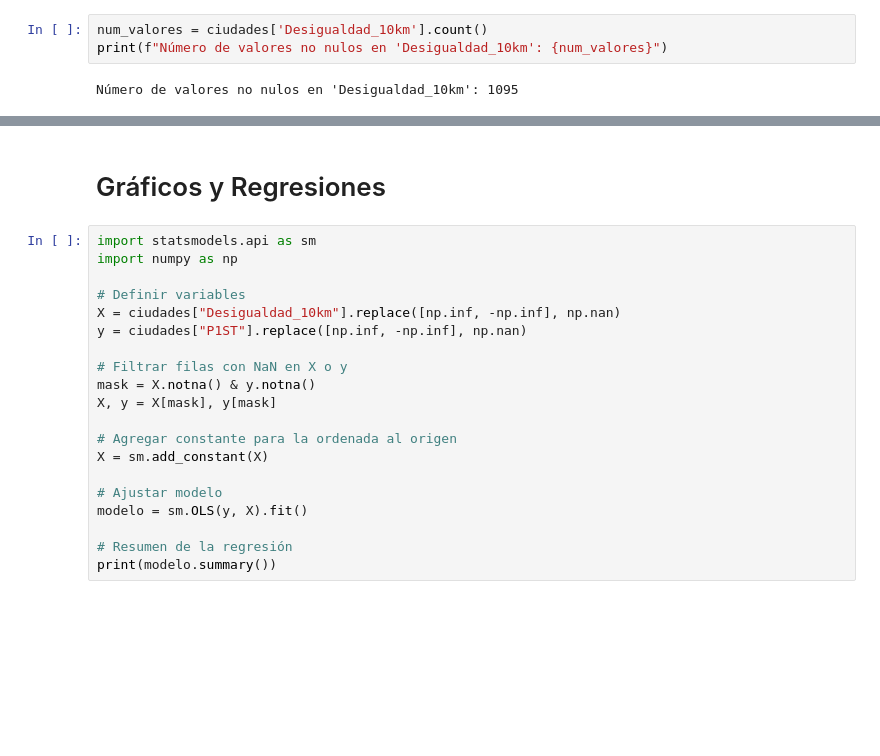
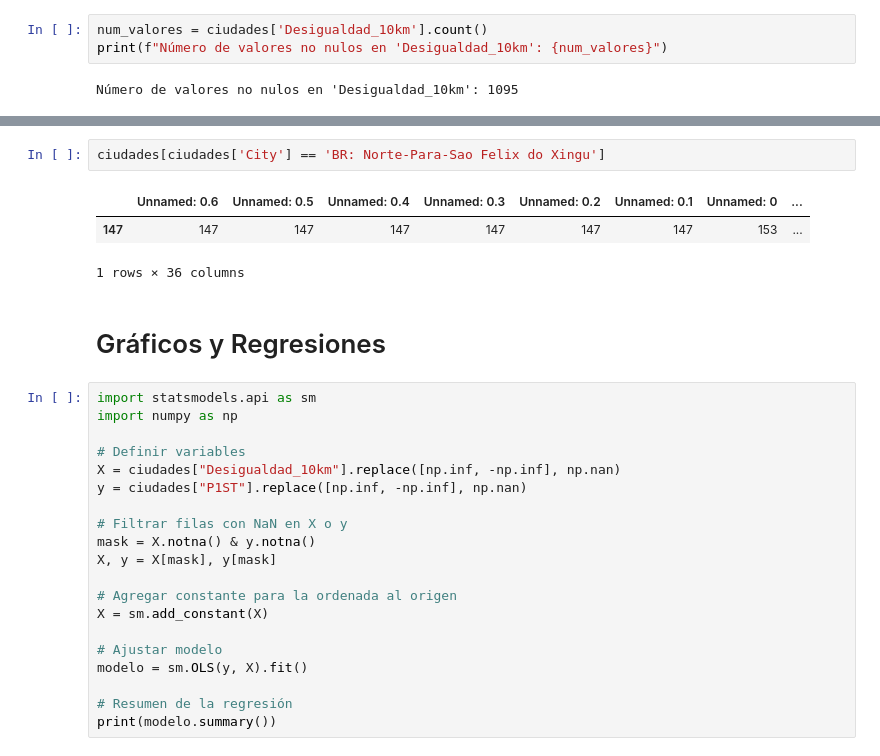
Before and after one commit to LCaravaggio/FelicidadDesigualdad, a Jupyter notebook: Resultados.ipynb, the cells around one changed output, grey strips where cells are left out. Drawn from its saved outputs; the diff is of its cells as text; blank space fills up the shorter version.

```diff
--- a/Resultados.ipynb
+++ b/Resultados.ipynb
@@ -20,3 +29,9 @@ print(top_ciudades_list)
+# %%
+ciudades[ciudades['City'] == 'BR: Norte-Para-Sao Felix do Xingu']
+# %% [output]
+|  | Unnamed: 0.6 | Unnamed: 0.5 | Unnamed: 0.4 | Unnamed: 0.3 | Unnamed: 0.2 | Unnamed: 0.1 | Unnamed: 0 | ... |
+| 147 | 147 | 147 | 147 | 147 | 147 | 147 | 153 | ... |
+1 rows × 36 columns
 # %% [markdown]
 # Gráficos y Regresiones
 # %%
```
Also changed, not shown: parts of 13 cells of this notebook.
